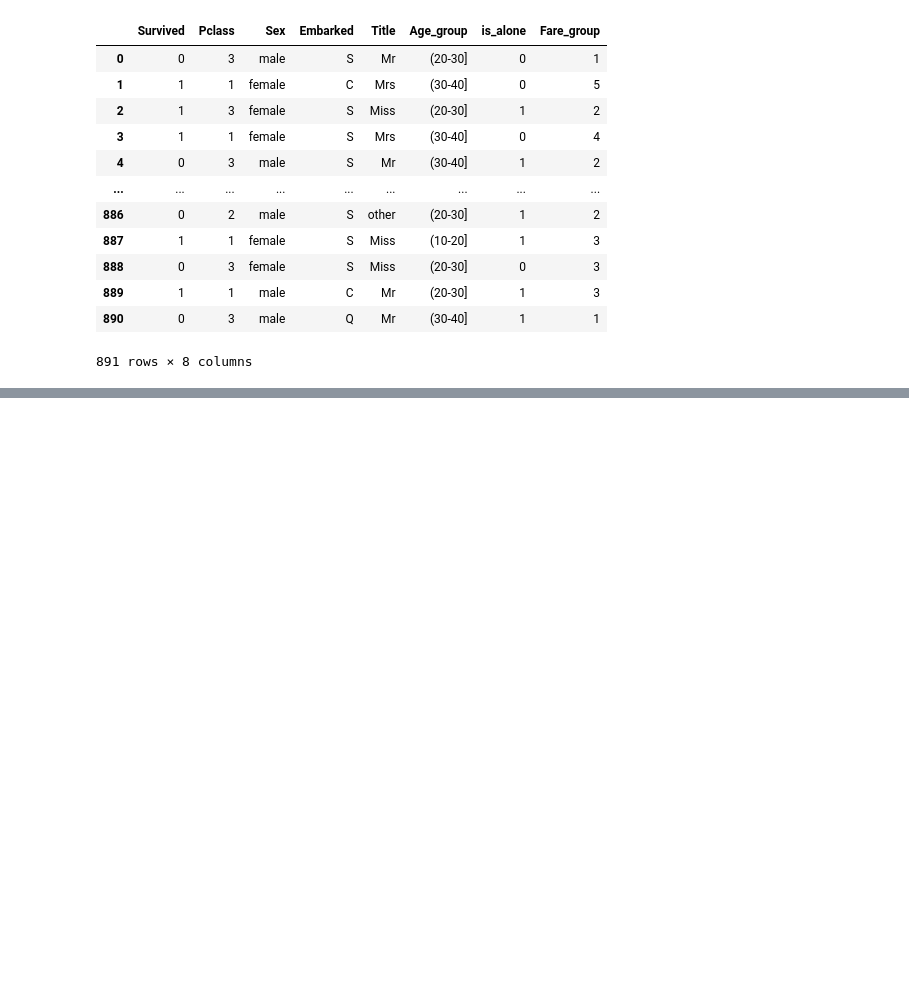
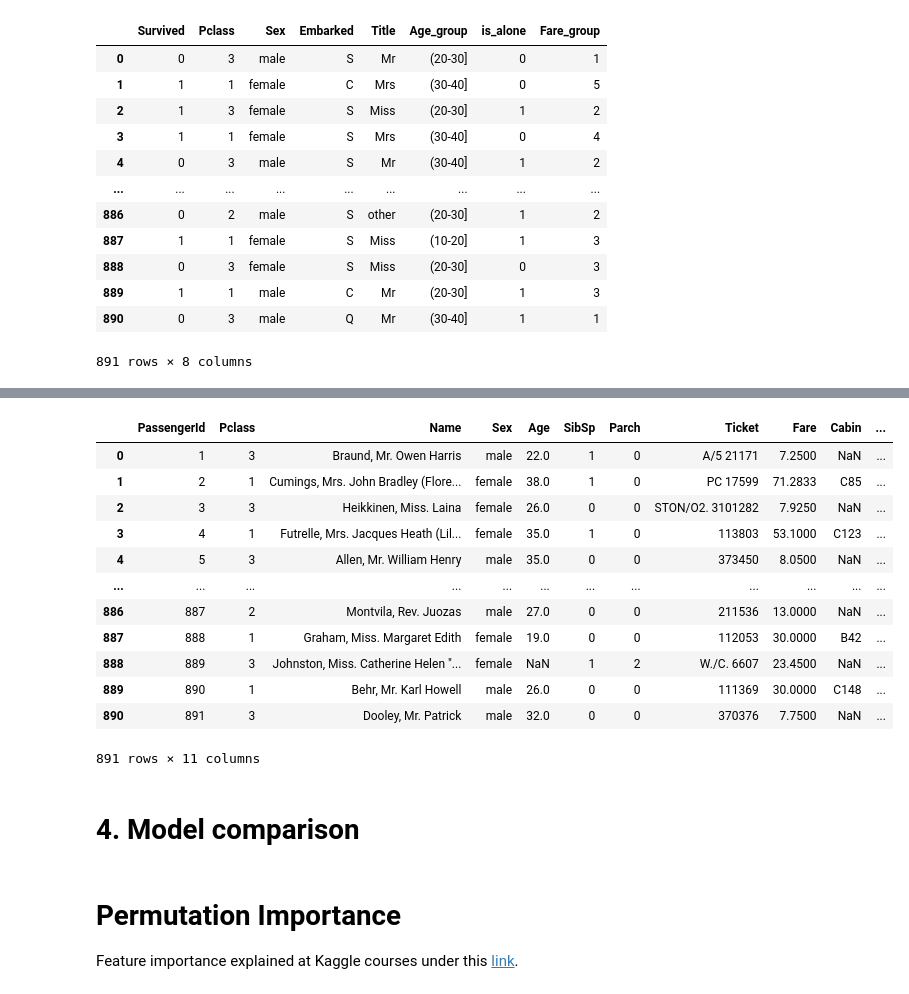
Before and after one commit to albert-kuc/Kaggle, a Jupyter notebook: Titanic/Getting Started with Titanic.ipynb, the cells around one changed output, grey strips where cells are left out. Drawn from its saved outputs; the diff is of its cells as text; code cells hidden in the pictures; blank space fills up the shorter version.

```diff
--- a/Titanic/Getting Started with Titanic.ipynb
+++ b/Titanic/Getting Started with Titanic.ipynb
@@ -592,0 +723,33 @@ data
+# %%
+numeric_features = X.select_dtypes(include=['int64', 'float64']).drop(['PassengerId'], axis=1).columns.tolist()
+
+num_pipeline = Pipeline([
+    ('print1', PrintPip()),
+    ('imputer', SimpleImputer(strategy="median")),
+    ('print2', PrintPip()),
+    ('add_age_category', AgeCategory()),
+    ('add_isAlone_category', IsAloneCategory()),
+    ('std_scaler', StandardScaler()),
+    ('print', PrintPip())
+])
+# %%
+categorical_pipeline = Pipeline(steps=[
+    ('imputer', SimpleImputer(strategy='most_frequent')),
+    ('title', NamesTitle()),
+#     ('print', PrintPip()),
+    ('drop', DropNameTicket()),
+    ('onehot', OneHotEncoder(handle_unknown='ignore')),
+#     ('print2', PrintPip())
+])
+# %%
+numeric_features = X.select_dtypes(include=['int64', 'float64']).drop(['PassengerId'], axis=1).columns.tolist()
+categorical_features = X.select_dtypes(include=['object']).drop(['Cabin'], axis=1).columns
+
+print(numeric_features)
+print(categorical_features)
+
+
+preprocessor = ColumnTransformer(
+    transformers=[
+        ('num', num_pipeline, numeric_features),
+        ('cat', categorical_pipeline, categorical_features)])
@@ -592,0 +785,3 @@ data
+# %%
+# test
+preprocessor.fit_transform(X)
@@ -592,0 +819,18 @@ data
+# %%
+X
+# %% [output]
+|  | PassengerId | Pclass | Name | Sex | Age | SibSp | Parch | Ticket | Fare | Cabin | ... |
+| 0 | 1 | 3 | Braund, Mr. Owen Harris | male | 22.0 | 1 | 0 | A/5 21171 | 7.2500 | NaN | ... |
+| 1 | 2 | 1 | Cumings, Mrs. John Bradley (Flore... | female | 38.0 | 1 | 0 | PC 17599 | 71.2833 | C85 | ... |
+| 2 | 3 | 3 | Heikkinen, Miss. Laina | female | 26.0 | 0 | 0 | STON/O2. 3101282 | 7.9250 | NaN | ... |
+| 3 | 4 | 1 | Futrelle, Mrs. Jacques Heath (Lil... | female | 35.0 | 1 | 0 | 113803 | 53.1000 | C123 | ... |
+| 4 | 5 | 3 | Allen, Mr. William Henry | male | 35.0 | 0 | 0 | 373450 | 8.0500 | NaN | ... |
+| ... | ... | ... | ... | ... | ... | ... | ... | ... | ... | ... | ... |
+| 886 | 887 | 2 | Montvila, Rev. Juozas | male | 27.0 | 0 | 0 | 211536 | 13.0000 | NaN | ... |
+| 887 | 888 | 1 | Graham, Miss. Margaret Edith | female | 19.0 | 0 | 0 | 112053 | 30.0000 | B42 | ... |
+| 888 | 889 | 3 | Johnston, Miss. Catherine Helen "... | female | NaN | 1 | 2 | W./C. 6607 | 23.4500 | NaN | ... |
+| 889 | 890 | 1 | Behr, Mr. Karl Howell | male | 26.0 | 0 | 0 | 111369 | 30.0000 | C148 | ... |
+| 890 | 891 | 3 | Dooley, Mr. Patrick | male | 32.0 | 0 | 0 | 370376 | 7.7500 | NaN | ... |
+891 rows × 11 columns
+# %% [markdown]
+# 4. Model comparison
@@ -592,0 +856,3 @@ data
+# %% [markdown]
+# Permutation Importance
+Feature importance explained at Kaggle courses under this [link](https://www.kaggle.com/dansbecker/permutation-importance).
```
Also changed, not shown: parts of 21 cells of this notebook.
